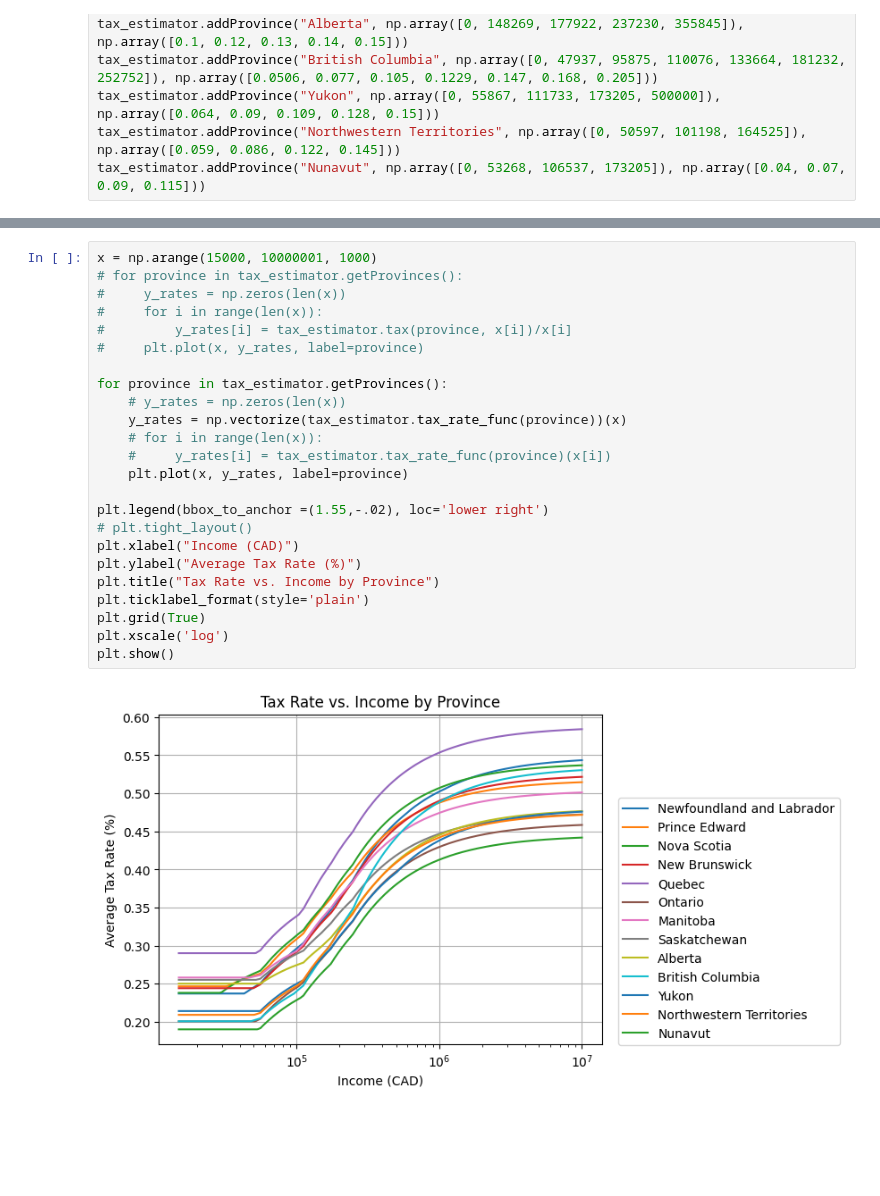
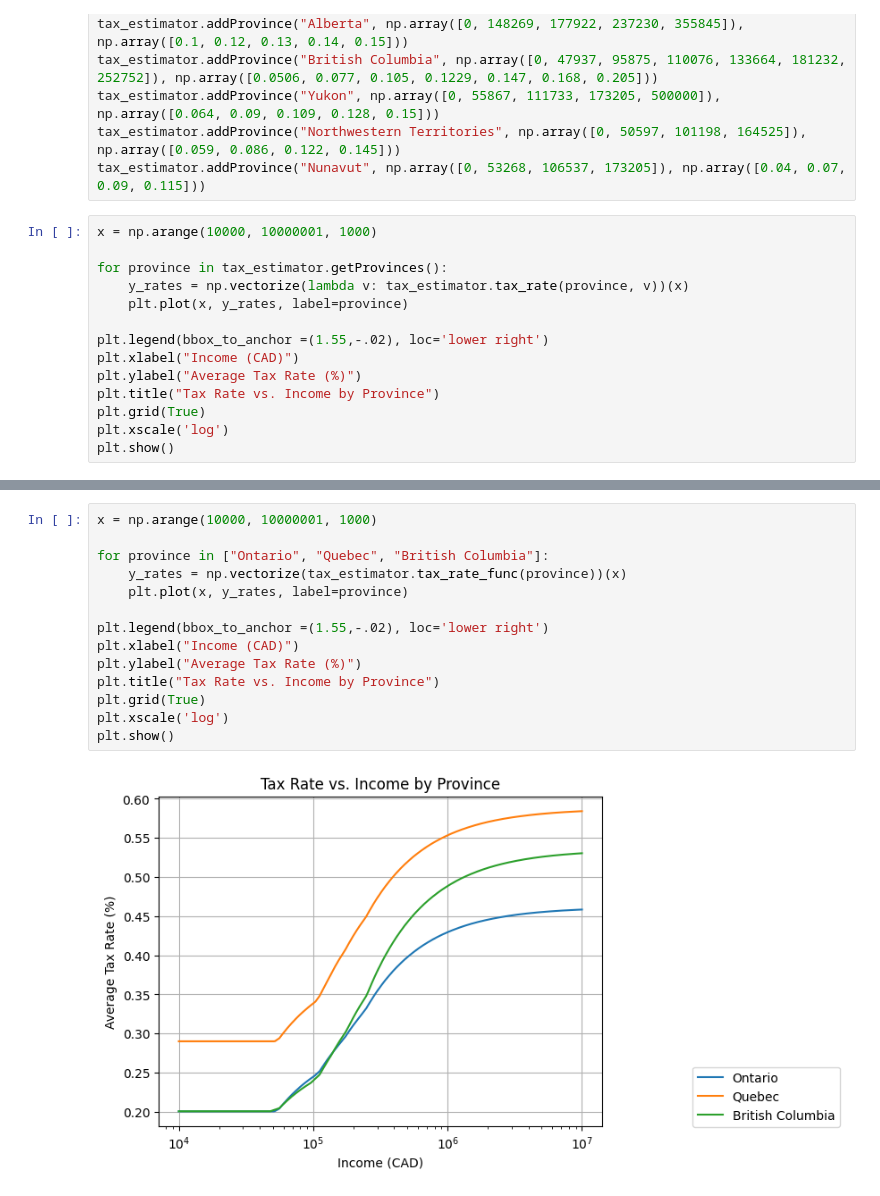
Before and after one commit to jdsermu1/canada-tax-charts, a Jupyter notebook: provincial_comparisson.ipynb, the cells around one changed output, grey strips where cells are left out. Saved outputs shown, nothing was run; the diff lists cells and outputs as text; blank space fills up the shorter version.

```diff
--- a/provincial_comparisson.ipynb
+++ b/provincial_comparisson.ipynb
@@ -17,3 +17,17 @@ tax_estimator.addProvince("British Columbia", np.array([0, 47937, 95875, 110076,
 tax_estimator.addProvince("Yukon", np.array([0, 55867, 111733, 173205, 500000]), np.array([0.064, 0.09, 0.109, 0.128, 0.15]))
 tax_estimator.addProvince("Northwestern Territories", np.array([0, 50597, 101198, 164525]), np.array([0.059, 0.086, 0.122, 0.145]))
 tax_estimator.addProvince("Nunavut", np.array([0, 53268, 106537, 173205]), np.array([0.04, 0.07, 0.09, 0.115]))
+# %%
+x = np.arange(10000, 10000001, 1000)
+
+for province in tax_estimator.getProvinces():
+    y_rates = np.vectorize(lambda v: tax_estimator.tax_rate(province, v))(x)
+    plt.plot(x, y_rates, label=province)
+
+plt.legend(bbox_to_anchor =(1.55,-.02), loc='lower right')
+plt.xlabel("Income (CAD)")
+plt.ylabel("Average Tax Rate (%)")
+plt.title("Tax Rate vs. Income by Province")
+plt.grid(True)
+plt.xscale('log')
+plt.show()
@@ -20,26 +36,16 @@ tax_estimator.addProvince("Nunavut", np.array([0, 53268, 106537, 173205]), np.ar
 # %%
-x = np.arange(15000, 10000001, 1000)
-# for province in tax_estimator.getProvinces():
-#     y_rates = np.zeros(len(x))
-#     for i in range(len(x)):
-#         y_rates[i] = tax_estimator.tax(province, x[i])/x[i]
-#     plt.plot(x, y_rates, label=province)
+x = np.arange(10000, 10000001, 1000)
 
-for province in tax_estimator.getProvinces():
-    # y_rates = np.zeros(len(x))
+for province in ["Ontario", "Quebec", "British Columbia"]:
     y_rates = np.vectorize(tax_estimator.tax_rate_func(province))(x)
-    # for i in range(len(x)):
-    #     y_rates[i] = tax_estimator.tax_rate_func(province)(x[i])
     plt.plot(x, y_rates, label=province)
 
 plt.legend(bbox_to_anchor =(1.55,-.02), loc='lower right')
-# plt.tight_layout()
 plt.xlabel("Income (CAD)")
 plt.ylabel("Average Tax Rate (%)")
 plt.title("Tax Rate vs. Income by Province")
-plt.ticklabel_format(style='plain')
 plt.grid(True)
 plt.xscale('log')
 plt.show()
 # %% [output]
-[figure, old version]
+[figure, new version]
```
Also changed, not shown: parts of 1 cell of this notebook, 1 other file.
